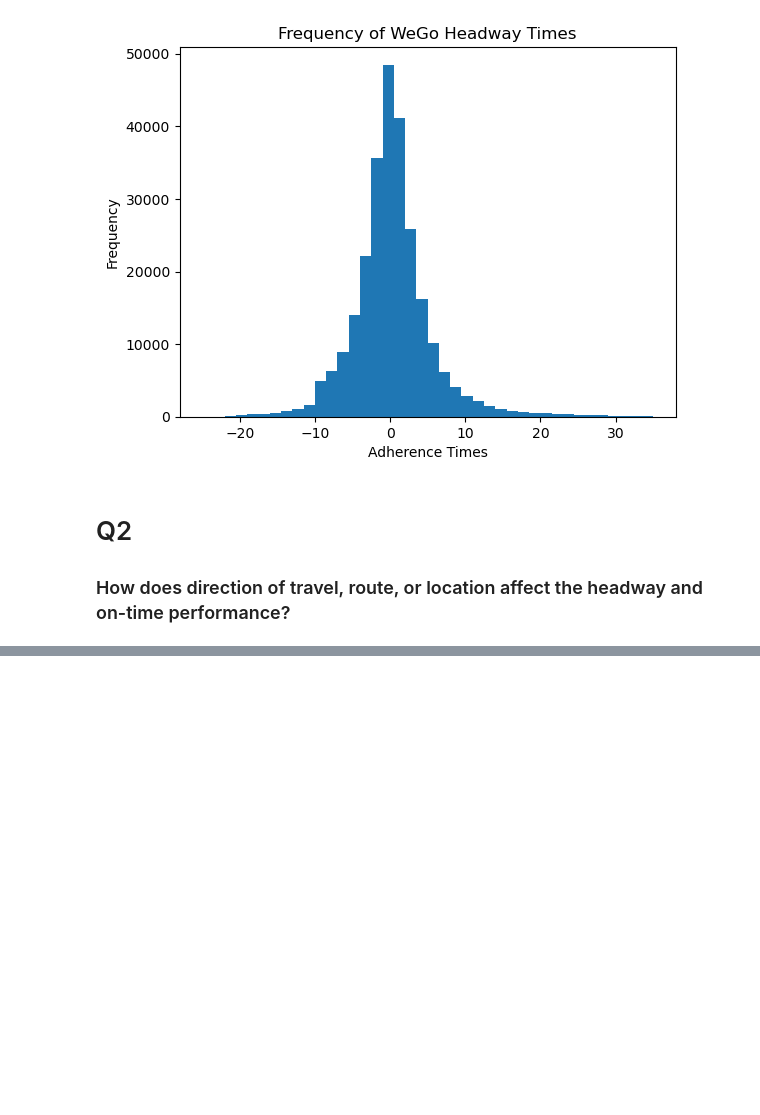
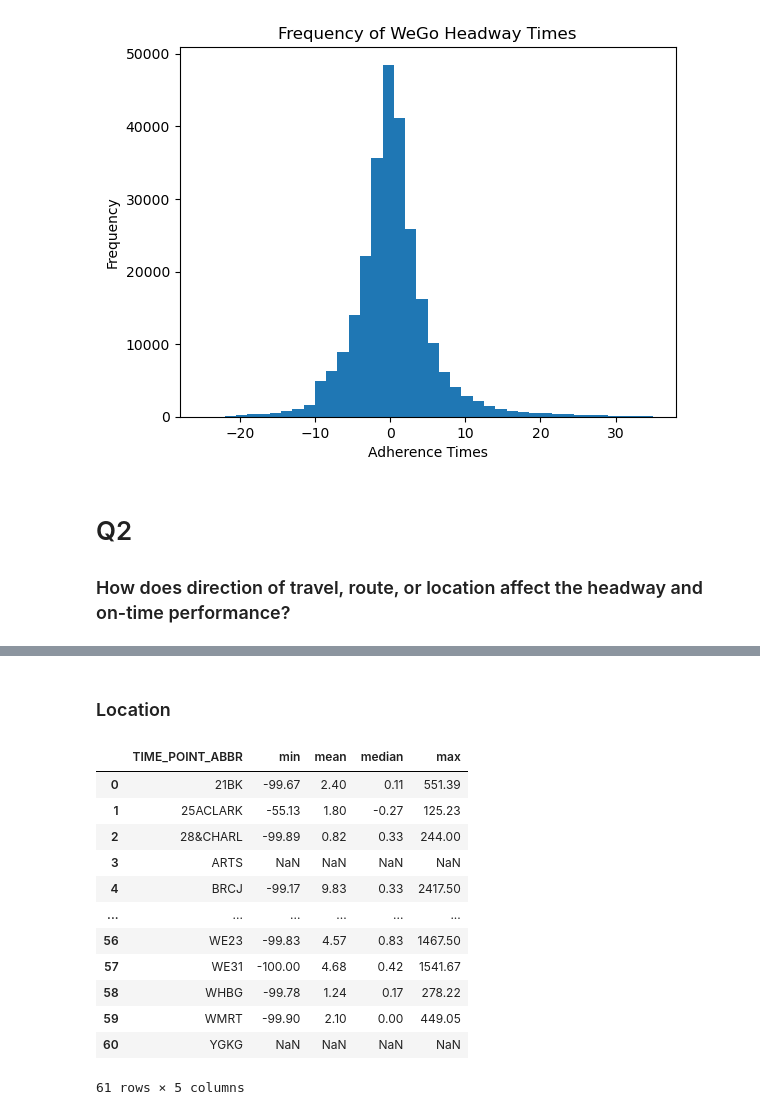
Before and after one commit to NSS-Data-Analytics-Cohort-11/wego-boomers, a Jupyter notebook: notebooks/WeGo.ipynb, the cells around one changed output, grey strips where cells are left out. Cells and saved outputs as stored; diff of their text form; code cells hidden in the pictures; blank space fills up the shorter version.

```diff
--- a/notebooks/WeGo.ipynb
+++ b/notebooks/WeGo.ipynb
@@ -181,0 +171,6 @@ from_downtown = wego[wego['ROUTE_DIRECTION_NAME']=='FROM DOWNTOWN']
+# %%
+# Headway
+
+pd.options.display.float_format = '{:.2f}'.format
+
+wego.groupby('ROUTE_DIRECTION_NAME')['HDWY_DEV_PERC'].agg(['min', 'mean', 'median', 'max']).reset_index()
@@ -181,0 +240,19 @@ from_downtown = wego[wego['ROUTE_DIRECTION_NAME']=='FROM DOWNTOWN']
+# %% [markdown]
+### Location
+# %%
+# Headway
+wego.groupby('TIME_POINT_ABBR')['HDWY_DEV_PERC'].agg(['min', 'mean', 'median', 'max']).reset_index()
+# %% [output]
+|  | TIME_POINT_ABBR | min | mean | median | max |
+| 0 | 21BK | -99.67 | 2.40 | 0.11 | 551.39 |
+| 1 | 25ACLARK | -55.13 | 1.80 | -0.27 | 125.23 |
+| 2 | 28&CHARL | -99.89 | 0.82 | 0.33 | 244.00 |
+| 3 | ARTS | NaN | NaN | NaN | NaN |
+| 4 | BRCJ | -99.17 | 9.83 | 0.33 | 2417.50 |
+| ... | ... | ... | ... | ... | ... |
+| 56 | WE23 | -99.83 | 4.57 | 0.83 | 1467.50 |
+| 57 | WE31 | -100.00 | 4.68 | 0.42 | 1541.67 |
+| 58 | WHBG | -99.78 | 1.24 | 0.17 | 278.22 |
+| 59 | WMRT | -99.90 | 2.10 | 0.00 | 449.05 |
+| 60 | YGKG | NaN | NaN | NaN | NaN |
+61 rows × 5 columns
```
Also changed, not shown: parts of 39 cells of this notebook.
